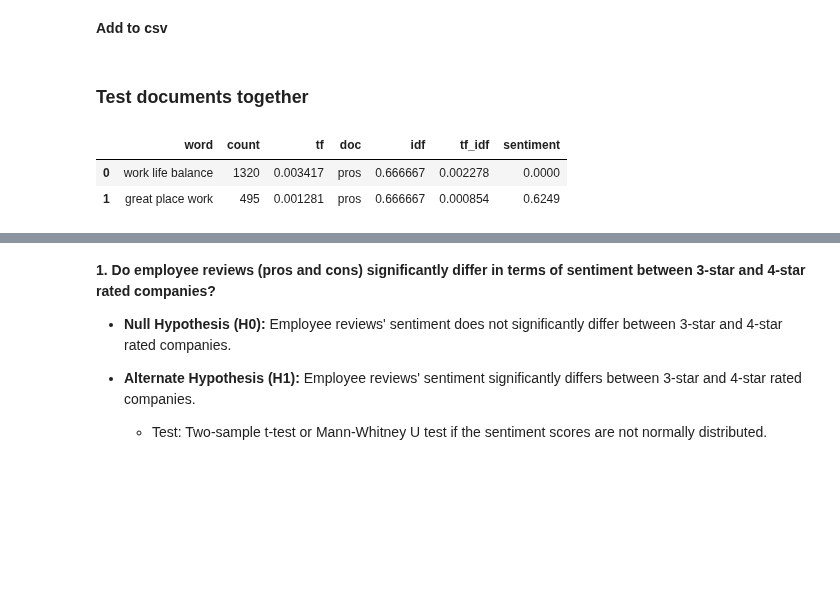
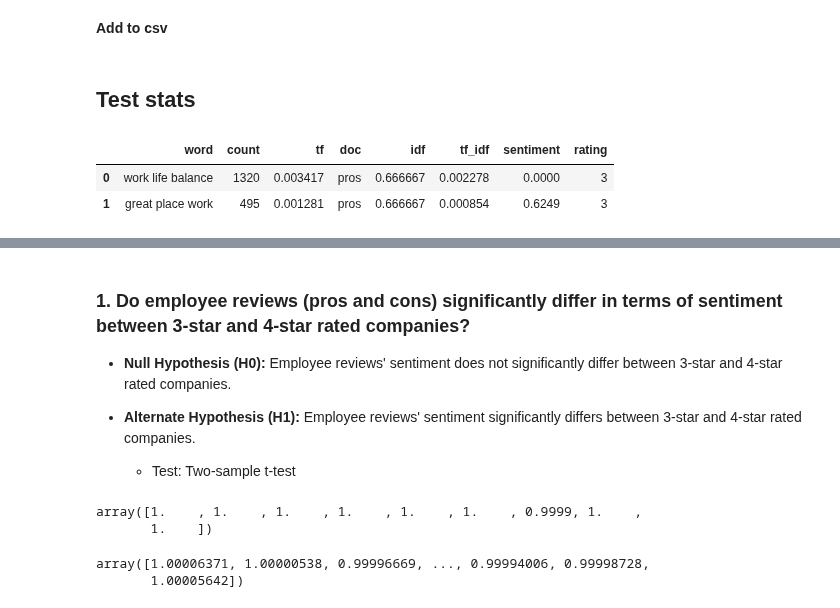
Before and after one commit to glassdoorstars/glassdoor-rating-predictions, a Jupyter notebook: trigram_stats_test.ipynb, the cells around one changed output, grey strips where cells are left out. Saved outputs shown, nothing was run; the diff lists cells and outputs as text; code cells hidden in the pictures; blank space fills up the shorter version.

Commit message:
add full trigram stats test

```diff
--- a/trigram_stats_test.ipynb
+++ b/trigram_stats_test.ipynb
@@ -128,14 +133,14 @@ tf_idf_scores.head()
 # %%
 # tf_idf_scores.to_csv("./data/four_star_tf_idf_scores.csv", mode="w")
 # %% [markdown]
-### Test documents together
+## Test stats
 # %%
 train = train.copy()
-three_star = pd.read_csv("./data/three_star_tf_idf_scores.csv", index_col=0)
-four_star = pd.read_csv("./data/four_star_tf_idf_scores.csv", index_col= 0)
+three_star = pd.read_csv("./data/three_star_tf_idf_scores.csv", index_col=0).assign(rating=3)
+four_star = pd.read_csv("./data/four_star_tf_idf_scores.csv", index_col= 0).assign(rating=4)
 three_star.head(2)
 # %% [output]
-|  | word | count | tf | doc | idf | tf_idf | sentiment |
-| 0 | work life balance | 1320 | 0.003417 | pros | 0.666667 | 0.002278 | 0.0000 |
-| 1 | great place work | 495 | 0.001281 | pros | 0.666667 | 0.000854 | 0.6249 |
+|  | word | count | tf | doc | idf | tf_idf | sentiment | rating |
+| 0 | work life balance | 1320 | 0.003417 | pros | 0.666667 | 0.002278 | 0.0000 | 3 |
+| 1 | great place work | 495 | 0.001281 | pros | 0.666667 | 0.000854 | 0.6249 | 3 |
 # %%
@@ -154,7 +170,27 @@ def Hypothesis_check(p_value, alpha = 0.05):
 # %% [markdown]
-**1. Do employee reviews (pros and cons) significantly differ in terms of sentiment between 3-star and 4-star rated companies?**
+### 1. Do employee reviews (pros and cons) significantly differ in terms of sentiment between 3-star and 4-star rated companies?
 
 - **Null Hypothesis (H0):** Employee reviews' sentiment does not significantly differ between 3-star and 4-star rated companies.
 - **Alternate Hypothesis (H1):** Employee reviews' sentiment significantly differs between 3-star and 4-star rated companies.
 
-   - Test: Two-sample t-test or Mann-Whitney U test if the sentiment scores are not normally distributed.
+   - Test: Two-sample t-test
+# %%
+three_star_pros = train.pros_lem_sentiment[train.binned_rating == "Three"].values
+three_star_cons = train.cons_lem_sentiment[train.binned_rating == "Three"].values
+
+four_star_pros = train.pros_lem_sentiment[train.binned_rating == "Four"].values
+four_star_cons = train.pros_lem_sentiment[train.binned_rating == "Four"].values
+four_star_cons[:9]
+# %% [output]
+array([1.    , 1.    , 1.    , 1.    , 1.    , 1.    , 0.9999, 1.    ,
+       1.    ])
+# %%
+three_star_pros_dist = stats.norm(three_star_pros.mean(), three_star_pros.std()).rvs(10_000)
+three_star_cons_dist = stats.norm(three_star_cons.mean(), three_star_cons.std()).rvs(10_000)
+
+four_star_pros_dist = stats.norm(four_star_pros.mean(), four_star_pros.std()).rvs(10_000)
+four_star_cons_dist = stats.norm(four_star_cons.mean(), four_star_cons.std()).rvs(10_000)
+four_star_cons_dist
+# %% [output]
+array([1.00006371, 1.00000538, 0.99996669, ..., 0.99994006, 0.99998728,
+       1.00005642])
```
Also changed, not shown: parts of 69 cells of this notebook, 1 other file.
